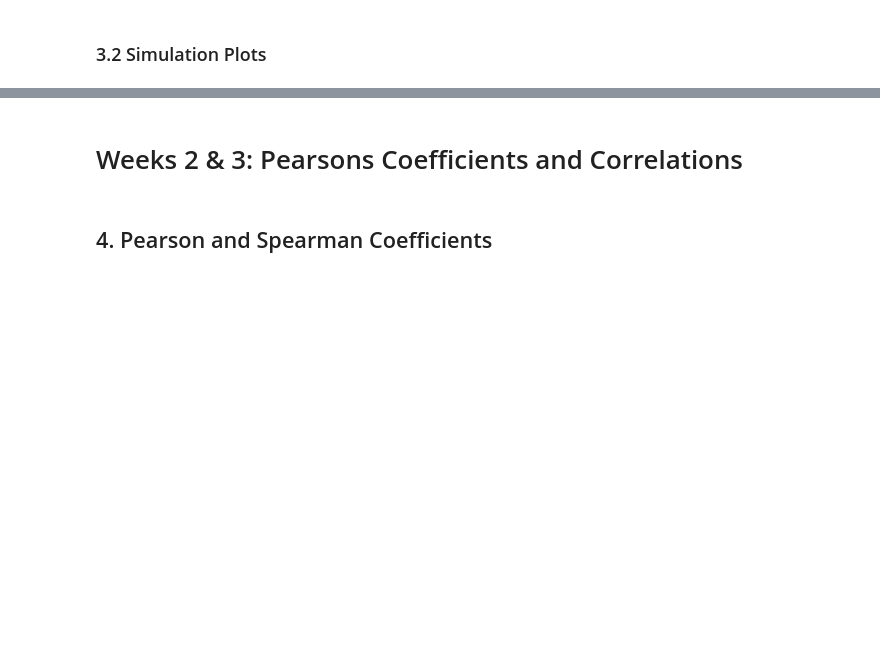
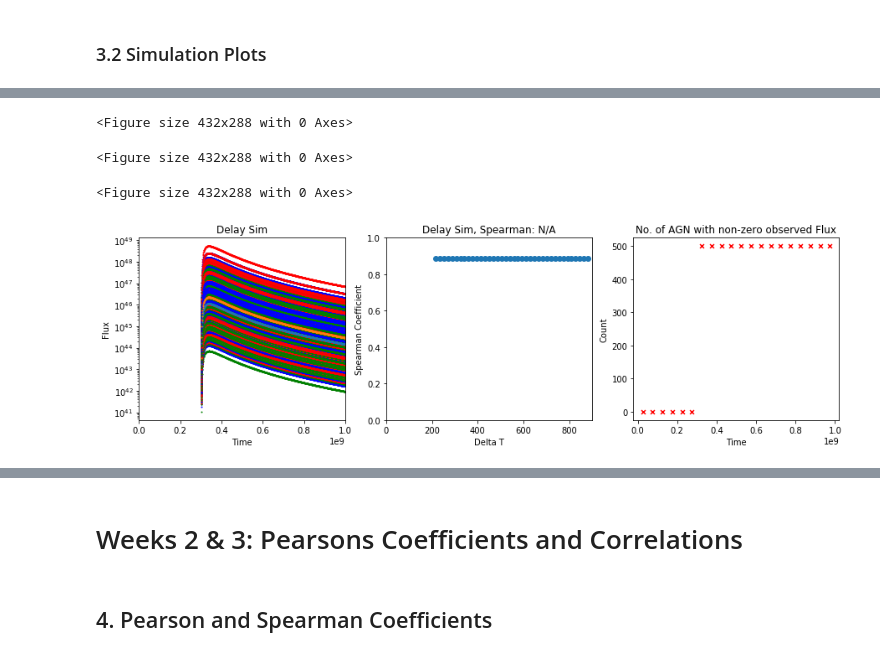
Before and after one commit to jr832jtr/MPhys-Project, a Jupyter notebook: MPhys.ipynb, the cells around one changed output, grey strips where cells are left out. Drawn from its saved outputs; the diff is of its cells as text; code cells hidden in the pictures; blank space fills up the shorter version.

```diff
--- a/MPhys.ipynb
+++ b/MPhys.ipynb
@@ -99,0 +90,2 @@ Truncating AGN lightcurves.....
+# %%
+Delay_Sim = MPhysClasses.AGNSFR('delay', agnlcpars = agnlcparsD, lcpars = lcpars, no_gals = no_gals, sbscale = sbscale, name = 'Delay Sim')
@@ -152,0 +126,7 @@ My_Stats
+# %%
+Delay_Sim.AllPlots('Spearman', True, 50, 20)
+# %% [output]
+<Figure size 432x288 with 0 Axes>
+<Figure size 432x288 with 0 Axes>
+<Figure size 432x288 with 0 Axes>
+[figure, added]
```
Also changed, not shown: parts of 21 cells of this notebook.
